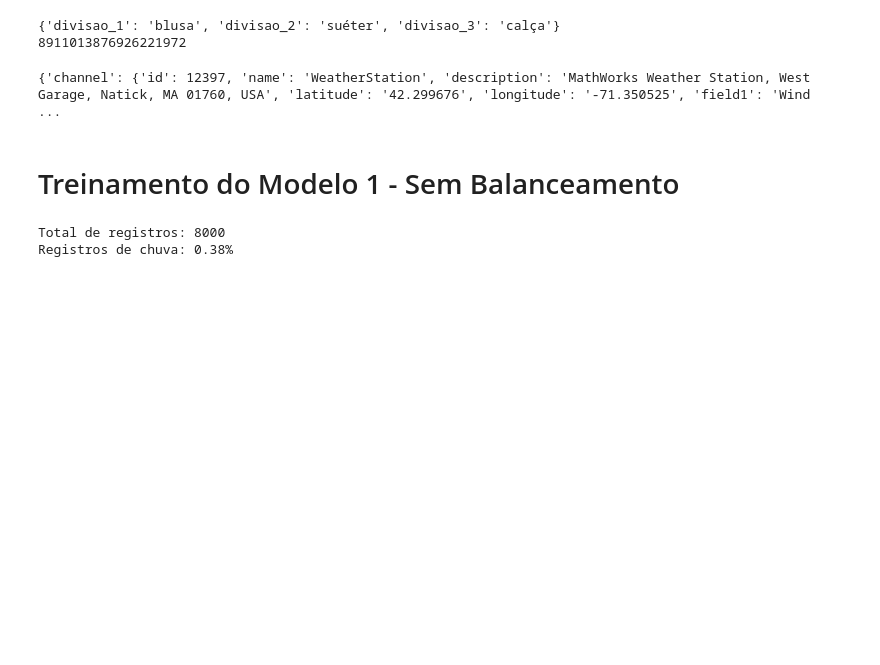
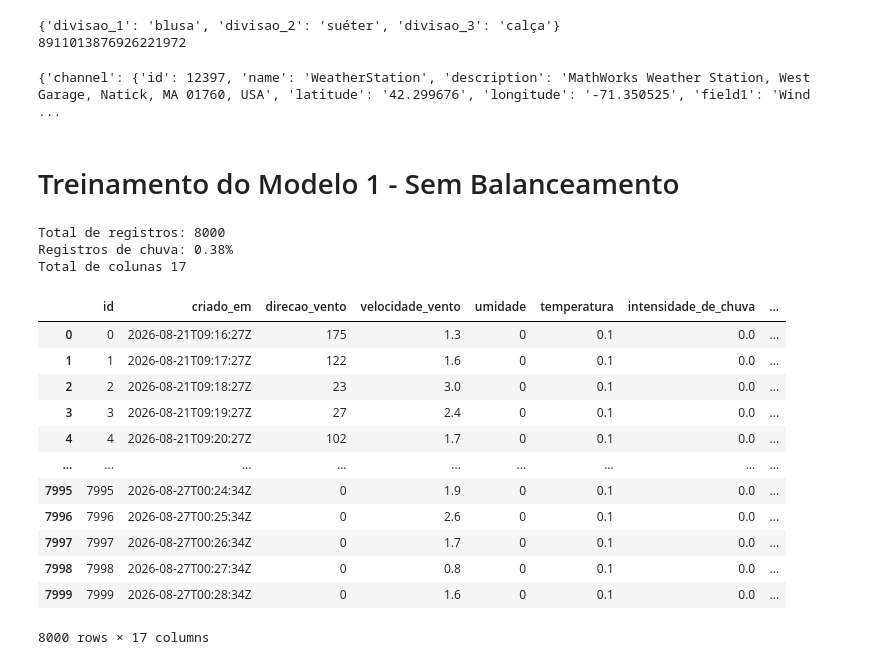
Before and after one commit to Edwillie/senai-arquitetura-dados, a Jupyter notebook: Aula03/hashTables.ipynb, the cells around one changed output. Drawn from its saved outputs; the diff is of its cells as text; code cells hidden in the pictures; blank space fills up the shorter version.

```diff
--- a/Aula03/hashTables.ipynb
+++ b/Aula03/hashTables.ipynb
@@ -22,7 +22,7 @@ import requests
 
 URL = "https://api.thingspeak.com/channels/12397/feeds.json"
 
-LIMITE = {"results":80000}
+LIMITE = {"results":8000}
 
 resposta = requests.get(URL, params=LIMITE,timeout = 15)
 resposta.raise_for_status()
@@ -90,30 +90,64 @@ import numpy as np
 from sklearn.model_selection import StratifiedKFold, cross_val_predict
 from sklearn.neighbors import KNeighborsClassifier
 from sklearn.linear_model import LogisticRegression
 from sklearn.ensemble import RandomForestClassifier
 # Carregando ferramentas de normalização
 from sklearn.preprocessing import StandardScaler
 # Carregando as métricas
 from sklearn.metrics import average_precision_score, precision_recall_curve, f1_score
 
 # Ferramentas de balanceamento/equilibrio do dataset
 from imblearn.pipeline import Pipeline as ImbPipeline
 from imblearn.under_sampling import RandomUnderSampler
 from imblearn.over_sampling import SMOTE
 from imblearn.combine import SMOTEENN
 
 # validação inicial, sem o balanceamento
 caminhoCSV = "dadosColetados.csv"
 
 df = pd.read_csv(caminhoCSV)
 # display(df)
 
 colunaAlvo = "choveu"
 df[colunaAlvo] = df[colunaAlvo].astype(str).str.lower().map({"true":1, "false":0, "1": 1, "0":0})
 df = df.sort_values("id").reset_index(drop=True)
 
 print(f"Total de registros: {len(df)}")
 print(f"Registros de chuva: {df[colunaAlvo].mean():.2%}")
+
+
+colunasBase = ["direcao_vento", "velocidade_vento", "umidade", "temperatura"]
+
+for coluna in colunasBase:
+    df[coluna] = pd.to_numeric(df[coluna], errors="coerce" )
+
+df.dropna(subset=colunasBase)
+
+# Validar a taxa de variação instantanea
+for coluna in colunasBase:
+    df[f"delta_{coluna}"] = df[coluna].diff().fillna(0)
+
+for coluna in colunasBase:
+    df[f"media_{coluna}"] = df[coluna].rolling(window=3).mean()
+
+print(f"Total de colunas {len(df.columns)}")
+
+df.dropna()
+display(df)
 # %% [output]
 Total de registros: 8000
 Registros de chuva: 0.38%
+Total de colunas 17
+|  | id | criado_em | direcao_vento | velocidade_vento | umidade | temperatura | intensidade_de_chuva | ... |
+| 0 | 0 | 2026-08-21T09:16:27Z | 175 | 1.3 | 0 | 0.1 | 0.0 | ... |
+| 1 | 1 | 2026-08-21T09:17:27Z | 122 | 1.6 | 0 | 0.1 | 0.0 | ... |
+| 2 | 2 | 2026-08-21T09:18:27Z | 23 | 3.0 | 0 | 0.1 | 0.0 | ... |
+| 3 | 3 | 2026-08-21T09:19:27Z | 27 | 2.4 | 0 | 0.1 | 0.0 | ... |
+| 4 | 4 | 2026-08-21T09:20:27Z | 102 | 1.7 | 0 | 0.1 | 0.0 | ... |
+| ... | ... | ... | ... | ... | ... | ... | ... | ... |
+| 7995 | 7995 | 2026-08-27T00:24:34Z | 0 | 1.9 | 0 | 0.1 | 0.0 | ... |
+| 7996 | 7996 | 2026-08-27T00:25:34Z | 0 | 2.6 | 0 | 0.1 | 0.0 | ... |
+| 7997 | 7997 | 2026-08-27T00:26:34Z | 0 | 1.7 | 0 | 0.1 | 0.0 | ... |
+| 7998 | 7998 | 2026-08-27T00:27:34Z | 0 | 0.8 | 0 | 0.1 | 0.0 | ... |
+| 7999 | 7999 | 2026-08-27T00:28:34Z | 0 | 1.6 | 0 | 0.1 | 0.0 | ... |
+8000 rows × 17 columns
```
